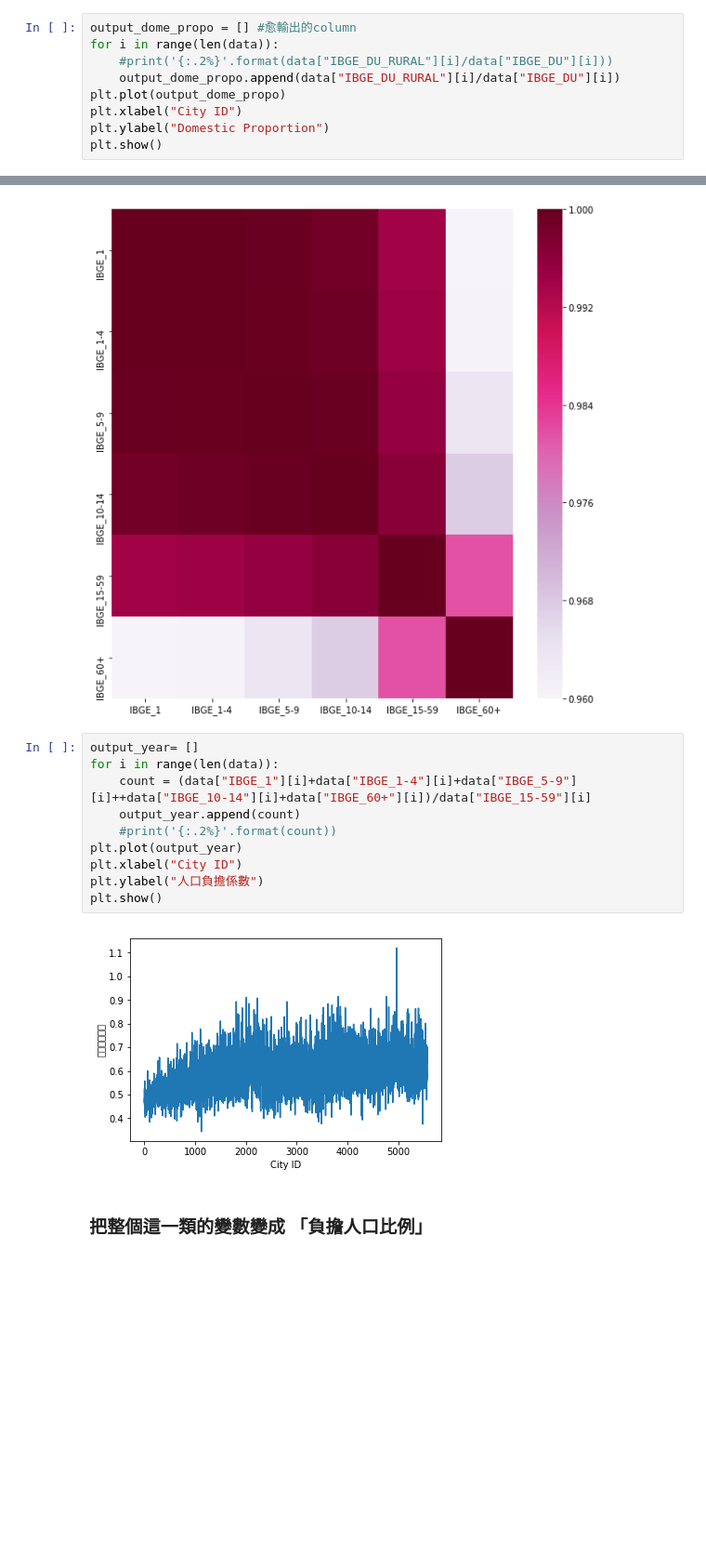
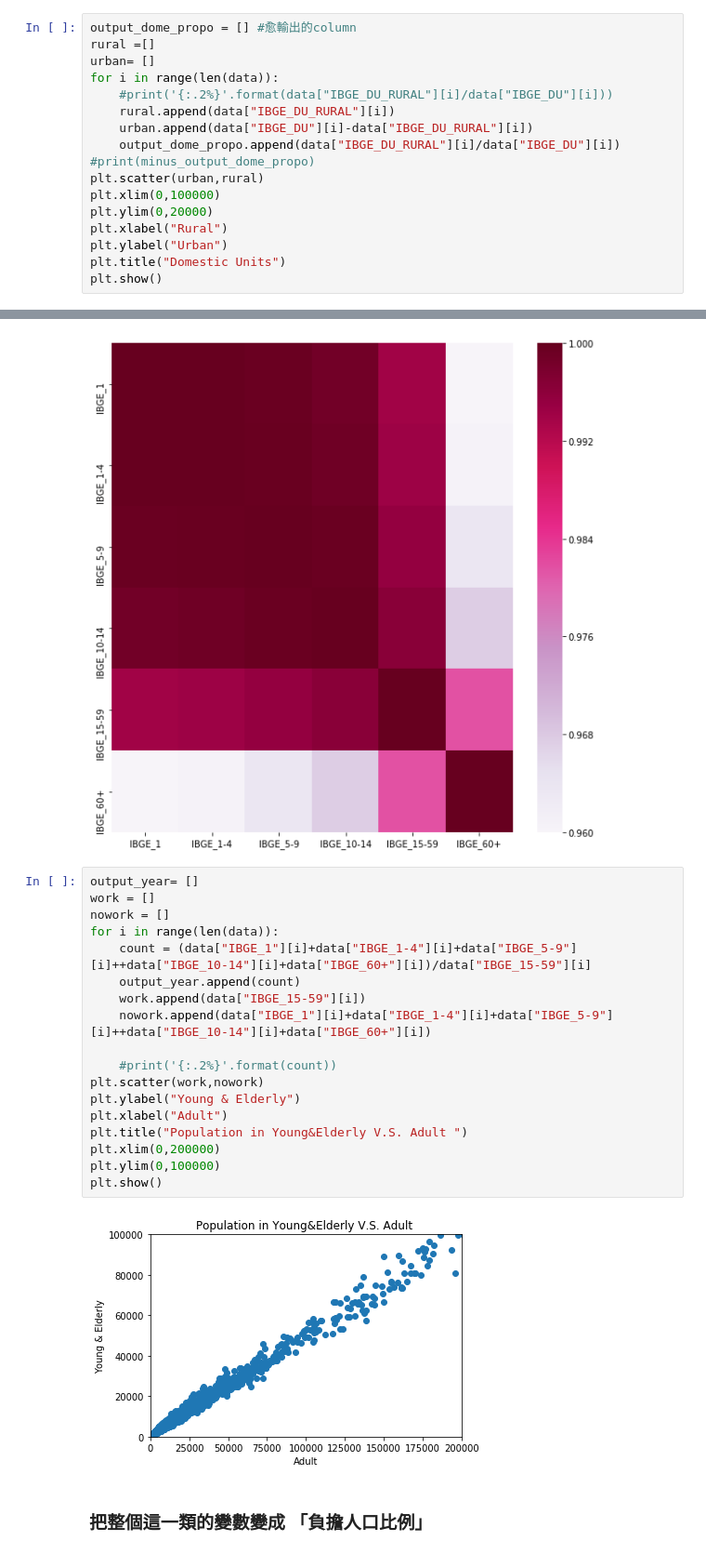
Before and after one commit to 1072-datascience/finalproject-ds_fadatsai, a Jupyter notebook: code/DF_final_showcode.ipynb, the cells around one changed output, grey strips where cells are left out. Shown: that part at 93% size. Drawn from its saved outputs; the diff is of its cells as text; blank space fills up the shorter version.

```diff
--- a/code/DF_final_showcode.ipynb
+++ b/code/DF_final_showcode.ipynb
@@ -101,11 +101,19 @@ plt.show()
 ## 3.針對domestic Units相關變數
 # %%
 output_dome_propo = [] #愈輸出的column
+rural =[]
+urban= []
 for i in range(len(data)):
     #print('{:.2%}'.format(data["IBGE_DU_RURAL"][i]/data["IBGE_DU"][i]))
+    rural.append(data["IBGE_DU_RURAL"][i])
+    urban.append(data["IBGE_DU"][i]-data["IBGE_DU_RURAL"][i])
     output_dome_propo.append(data["IBGE_DU_RURAL"][i]/data["IBGE_DU"][i])
-plt.plot(output_dome_propo)
-plt.xlabel("City ID")
-plt.ylabel("Domestic Proportion")
+#print(minus_output_dome_propo)
+plt.scatter(urban,rural)
+plt.xlim(0,100000)
+plt.ylim(0,20000)
+plt.xlabel("Rural")
+plt.ylabel("Urban")
+plt.title("Domestic Units")
 plt.show()
 # %% [output]
@@ -130,16 +138,24 @@ data.iloc[:,10:16].corr()
 [figure]
 # %%
 output_year= []
+work = []
+nowork = []
 for i in range(len(data)):
     count = (data["IBGE_1"][i]+data["IBGE_1-4"][i]+data["IBGE_5-9"][i]++data["IBGE_10-14"][i]+data["IBGE_60+"][i])/data["IBGE_15-59"][i]
     output_year.append(count)
+    work.append(data["IBGE_15-59"][i])
+    nowork.append(data["IBGE_1"][i]+data["IBGE_1-4"][i]+data["IBGE_5-9"][i]++data["IBGE_10-14"][i]+data["IBGE_60+"][i])
+
     #print('{:.2%}'.format(count))
-plt.plot(output_year)
-plt.xlabel("City ID")
-plt.ylabel("人口負擔係數")
+plt.scatter(work,nowork)
+plt.ylabel("Young & Elderly")
+plt.xlabel("Adult")
+plt.title("Population in Young&Elderly V.S. Adult ")
+plt.xlim(0,200000)
+plt.ylim(0,100000)
 plt.show()
 # %% [output]
-[figure, old version]
+[figure, new version]
 # %% [markdown]
 ### 把整個這一類的變數變成 「負擔人口比例」
 # %% [markdown]
```
Also changed, not shown: parts of 2 cells of this notebook.
